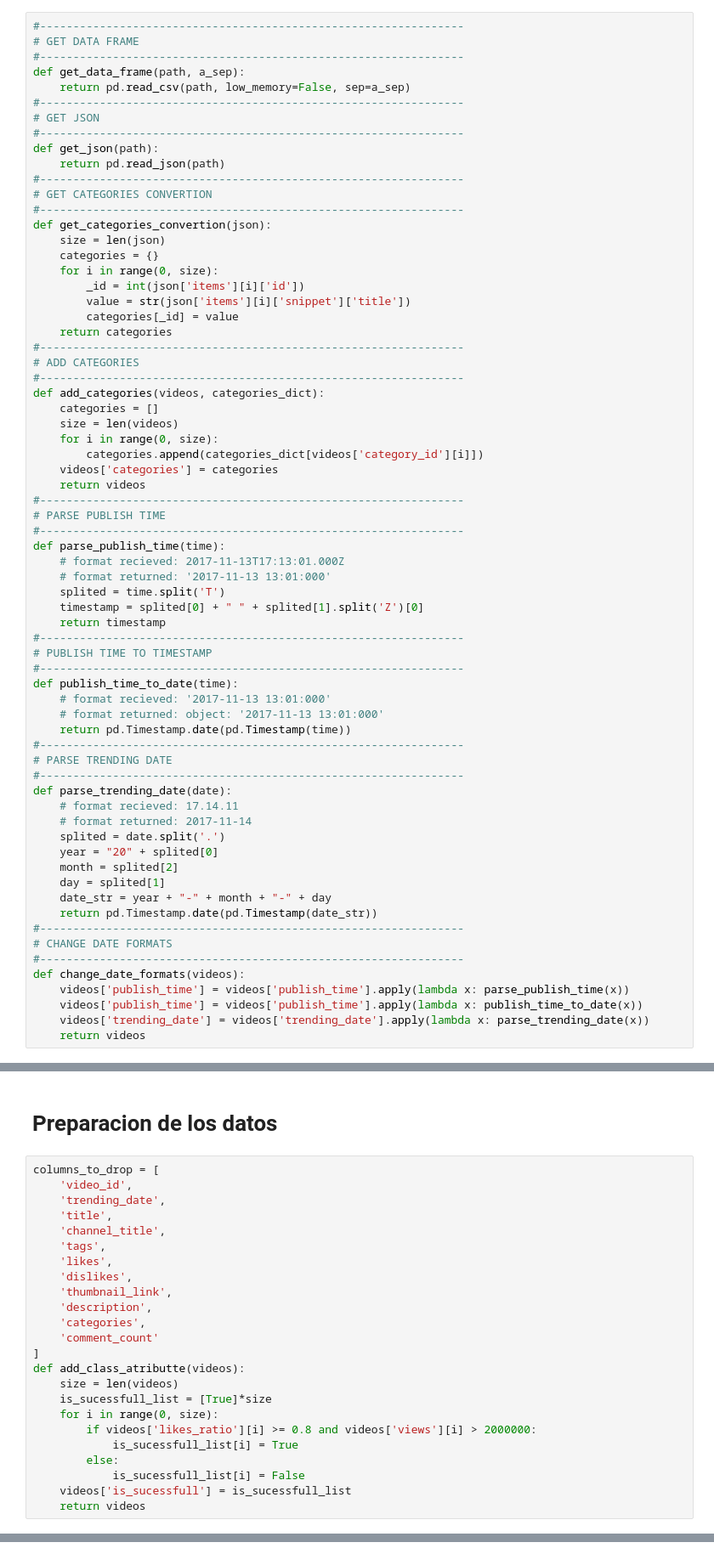
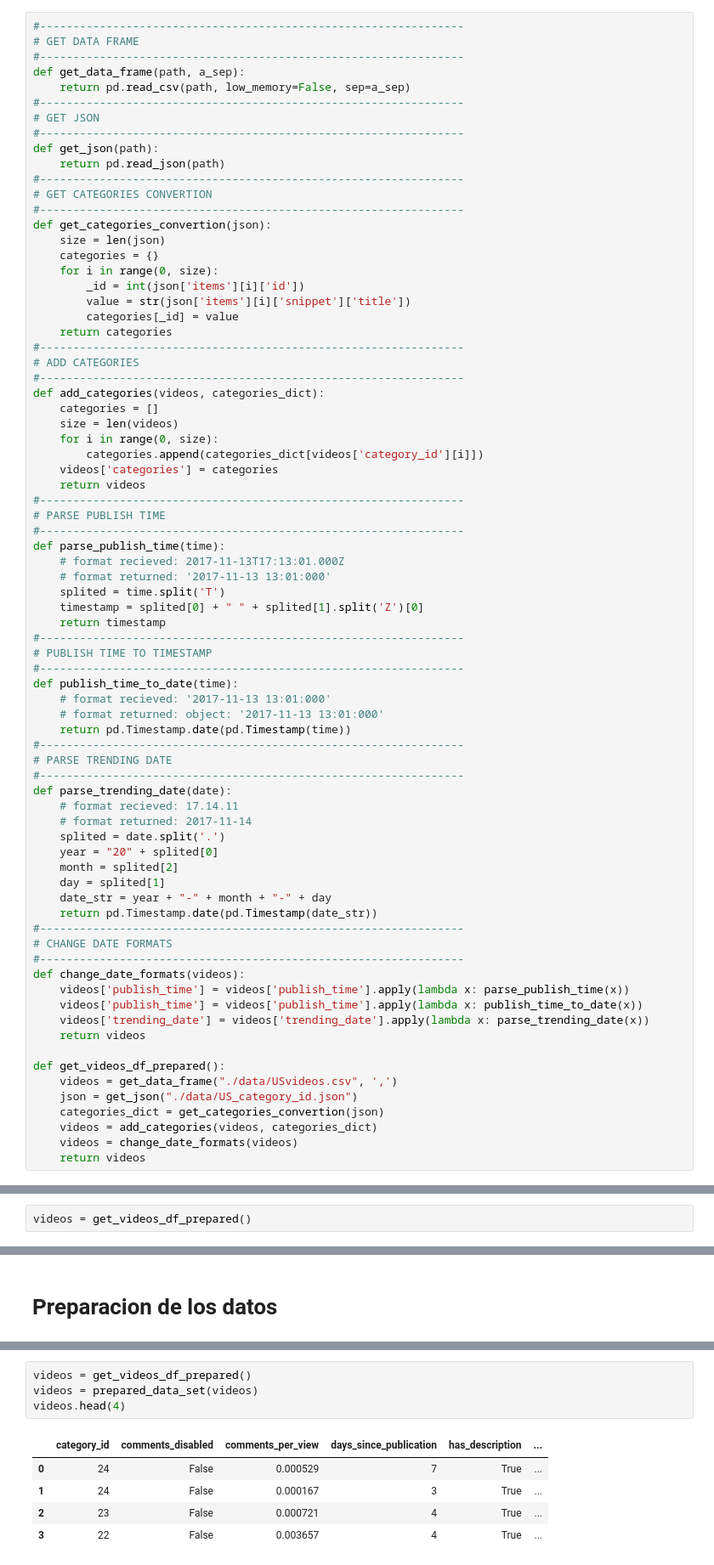
Before and after one commit to BlancoSebastianEzequiel/7750-TPFinal, a Jupyter notebook: src/analisis.ipynb, the cells around one changed output, grey strips where cells are left out. Shown: that part at 85% size. Saved outputs shown, nothing was run; the diff lists cells and outputs as text.

````diff
--- a/src/analisis.ipynb
+++ b/src/analisis.ipynb
@@ -82,3 +82,11 @@ def change_date_formats(videos):
     videos['publish_time'] = videos['publish_time'].apply(lambda x: publish_time_to_date(x))
     videos['trending_date'] = videos['trending_date'].apply(lambda x: parse_trending_date(x))
     return videos
+
+def get_videos_df_prepared():
+    videos = get_data_frame("./data/USvideos.csv", ',')
+    json = get_json("./data/US_category_id.json")
+    categories_dict = get_categories_convertion(json)
+    videos = add_categories(videos, categories_dict)
+    videos = change_date_formats(videos)
+    return videos
@@ -91,3 +93,5 @@ videos = change_date_formats(videos)
+# %%
+videos = get_videos_df_prepared()
 # %% [markdown]
 ## Recolectar los Datos Iniciales
 Los datos utilizados durante el transcurso del proyecto fueron obtenidos gratuitamente
@@ -309,27 +313,3 @@ Este conjunto de datos contiene más de 40000 detalles de videos publicados en y
 Fecha de recolección de datos (de API): ```Abril 2019```
 # %% [markdown]
 # Preparacion de los datos
-# %%
-columns_to_drop = [
-    'video_id',
-    'trending_date',
-    'title',
-    'channel_title',
-    'tags',
-    'likes',
-    'dislikes',
-    'thumbnail_link',
-    'description',
-    'categories',
-    'comment_count'
-]
-def add_class_atributte(videos):
-    size = len(videos)
-    is_sucessfull_list = [True]*size
-    for i in range(0, size):
-        if videos['likes_ratio'][i] >= 0.8 and videos['views'][i] > 2000000:
-            is_sucessfull_list[i] = True
-        else:
-            is_sucessfull_list[i] = False
-    videos['is_sucessfull'] = is_sucessfull_list
-    return videos
@@ -358,3 +401,13 @@ videos.head(4)
+# %%
+videos = get_videos_df_prepared()
+videos = prepared_data_set(videos)
+videos.head(4)
+# %% [output]
+|  | category_id | comments_disabled | comments_per_view | days_since_publication | has_description | ... |
+| 0 | 24 | False | 0.000529 | 7 | True | ... |
+| 1 | 24 | False | 0.000167 | 3 | True | ... |
+| 2 | 23 | False | 0.000721 | 4 | True | ... |
+| 3 | 22 | False | 0.003657 | 4 | True | ... |
 # %%
 videos.dtypes
 # %% [output]
````
Also changed, not shown: parts of 6 cells of this notebook, 1 other file.
